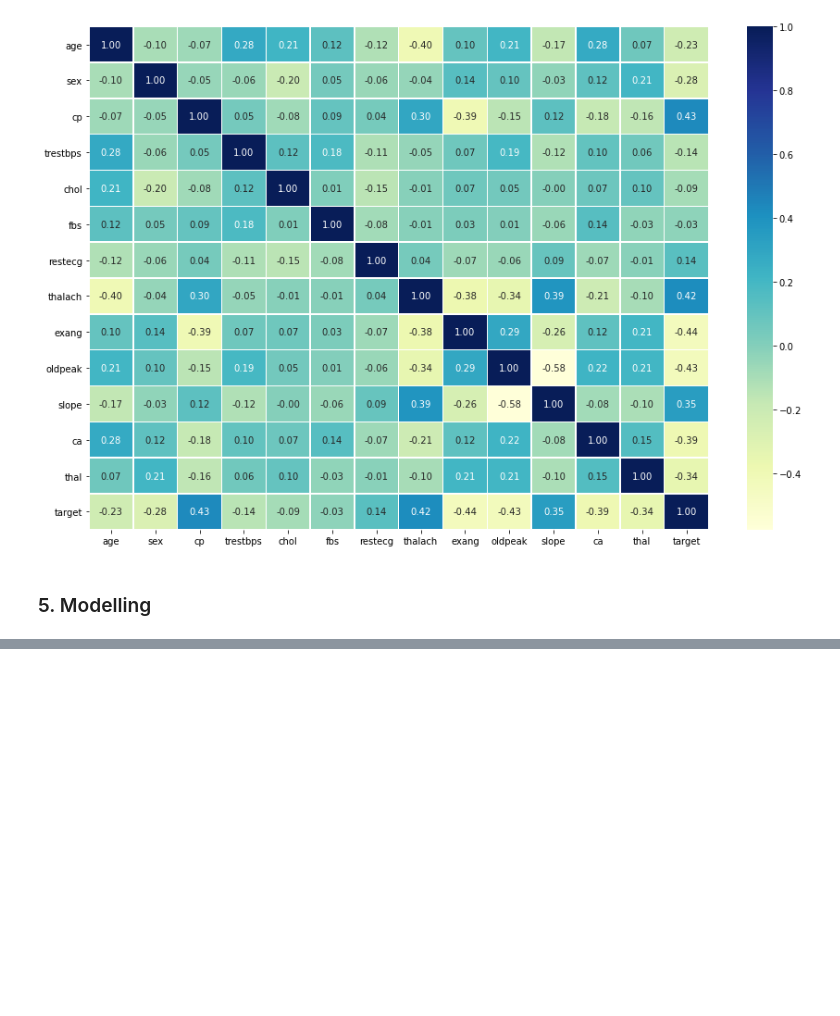
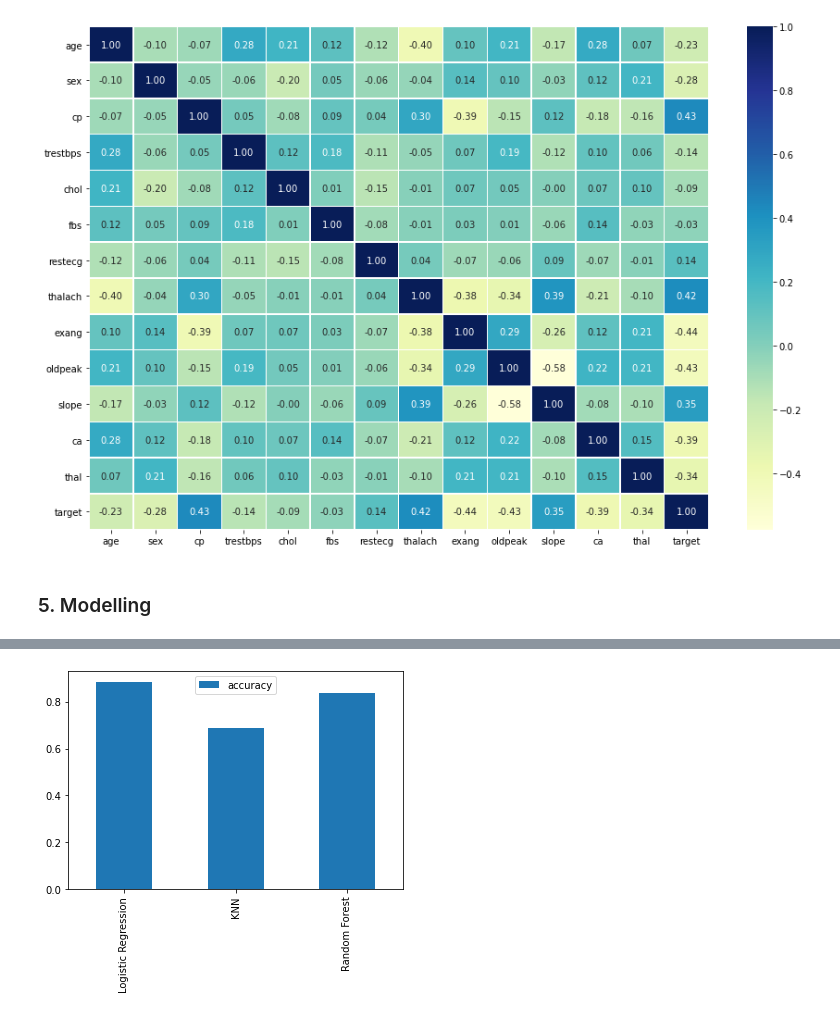
Before and after one commit to kianoush/Predicting-heart-disease-using-machine-learning, a Jupyter notebook: Heart_disease.ipynb, the cells around one changed output, grey strips where cells are left out. Drawn from its saved outputs; the diff is of its cells as text; code cells hidden in the pictures; blank space fills up the shorter version.

```diff
--- a/Heart_disease.ipynb
+++ b/Heart_disease.ipynb
@@ -310,0 +404,5 @@ ax = sns.heatmap(corr_matrix,
+# %%
+model_compare = pd.DataFrame(model_scores, index=['accuracy'])
+model_compare.T.plot(kind='bar');
+# %% [output]
+[figure, added]
```
Also changed, not shown: parts of 62 cells of this notebook.
